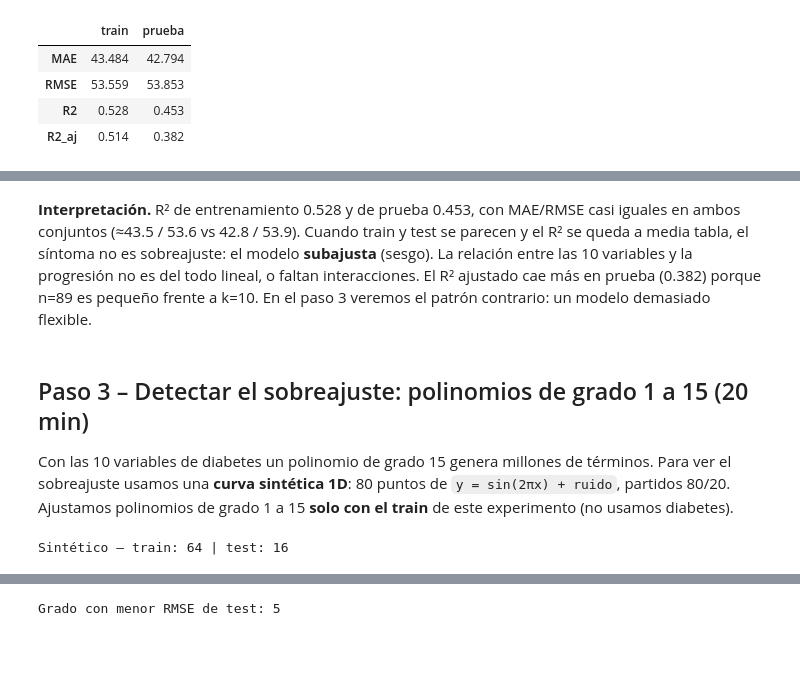
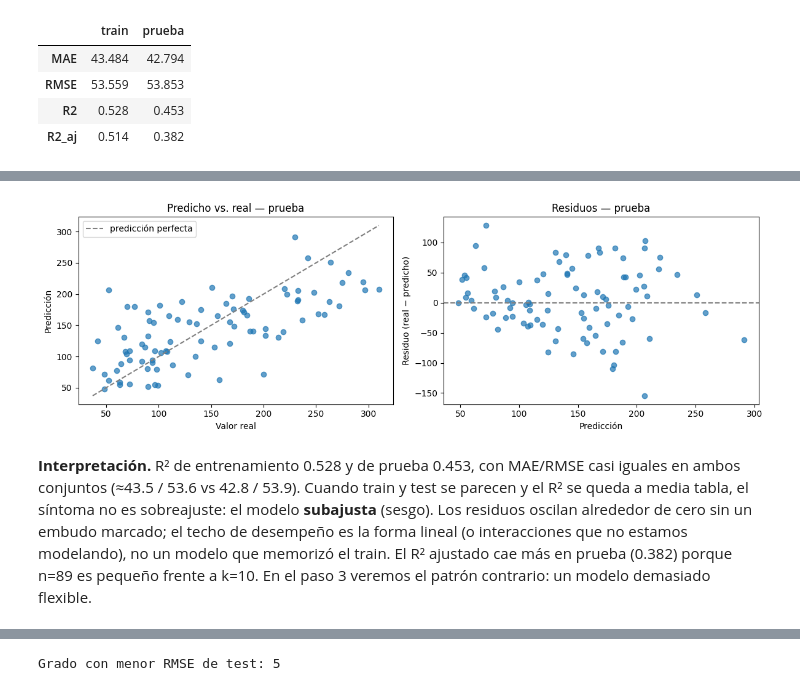
Before and after one commit to 5arSanti/ml-hyperparameters, a Jupyter notebook: Taller_Evaluacion_Modelos_Johel_Arias.ipynb, the cells around one changed output, grey strips where cells are left out. Cells and saved outputs as stored; diff of their text form; code cells hidden in the pictures; blank space fills up the shorter version.

```diff
--- a/Taller_Evaluacion_Modelos_Johel_Arias.ipynb
+++ b/Taller_Evaluacion_Modelos_Johel_Arias.ipynb
@@ -146,18 +142,24 @@ plt.show()
-# %% [markdown]
-**Interpretación.** R² de entrenamiento 0.528 y de prueba 0.453, con MAE/RMSE casi iguales en ambos conjuntos (≈43.5 / 53.6 vs 42.8 / 53.9). Cuando train y test se parecen y el R² se queda a media tabla, el síntoma no es sobreajuste: el modelo **subajusta** (sesgo). La relación entre las 10 variables y la progresión no es del todo lineal, o faltan interacciones. El R² ajustado cae más en prueba (0.382) porque n=89 es pequeño frente a k=10. En el paso 3 veremos el patrón contrario: un modelo demasiado flexible.
-# %% [markdown]
-## Paso 3 – Detectar el sobreajuste: polinomios de grado 1 a 15 (20 min)
-
-Con las 10 variables de diabetes un polinomio de grado 15 genera millones de términos. Para ver el sobreajuste usamos una **curva sintética 1D**: 80 puntos de `y = sin(2πx) + ruido`, partidos 80/20. Ajustamos polinomios de grado 1 a 15 **solo con el train** de este experimento (no usamos diabetes).
-# %%
-rng = np.random.default_rng(SEED)
-n_sint = 80
-x1 = rng.uniform(0, 1, size=n_sint)
-y1 = np.sin(2 * np.pi * x1) + rng.normal(0, 0.25, size=n_sint)
-X1 = x1.reshape(-1, 1)
-X1_train, X1_test, y1_train, y1_test = train_test_split(
-    X1, y1, test_size=0.20, random_state=SEED
-)
-print("Sintético — train:", len(X1_train), "| test:", len(X1_test))
-# %% [output]
-Sintético — train: 64 | test: 16
+# %%
+y_pred_test = pipe_lr.predict(X_test)
+residuos = y_test.to_numpy() - y_pred_test
+
+fig, axes = plt.subplots(1, 2, figsize=(12, 4))
+lo, hi = min(y_test.min(), y_pred_test.min()), max(y_test.max(), y_pred_test.max())
+axes[0].scatter(y_test, y_pred_test, alpha=0.7)
+axes[0].plot([lo, hi], [lo, hi], "--", color="gray", label="predicción perfecta")
+axes[0].set_xlabel("Valor real")
+axes[0].set_ylabel("Predicción")
+axes[0].set_title("Predicho vs. real — prueba")
+axes[0].legend()
+
+axes[1].scatter(y_pred_test, residuos, alpha=0.7)
+axes[1].axhline(0, linestyle="--", color="gray")
+axes[1].set_xlabel("Predicción")
+axes[1].set_ylabel("Residuo (real − predicho)")
+axes[1].set_title("Residuos — prueba")
+plt.tight_layout()
+plt.show()
+# %% [output]
+[figure, added]
+# %% [markdown]
+**Interpretación.** R² de entrenamiento 0.528 y de prueba 0.453, con MAE/RMSE casi iguales en ambos conjuntos (≈43.5 / 53.6 vs 42.8 / 53.9). Cuando train y test se parecen y el R² se queda a media tabla, el síntoma no es sobreajuste: el modelo **subajusta** (sesgo). Los residuos oscilan alrededor de cero sin un embudo marcado; el techo de desempeño es la forma lineal (o interacciones que no estamos modelando), no un modelo que memorizó el train. El R² ajustado cae más en prueba (0.382) porque n=89 es pequeño frente a k=10. En el paso 3 veremos el patrón contrario: un modelo demasiado flexible.
```
Also changed, not shown: parts of 25 cells of this notebook.
